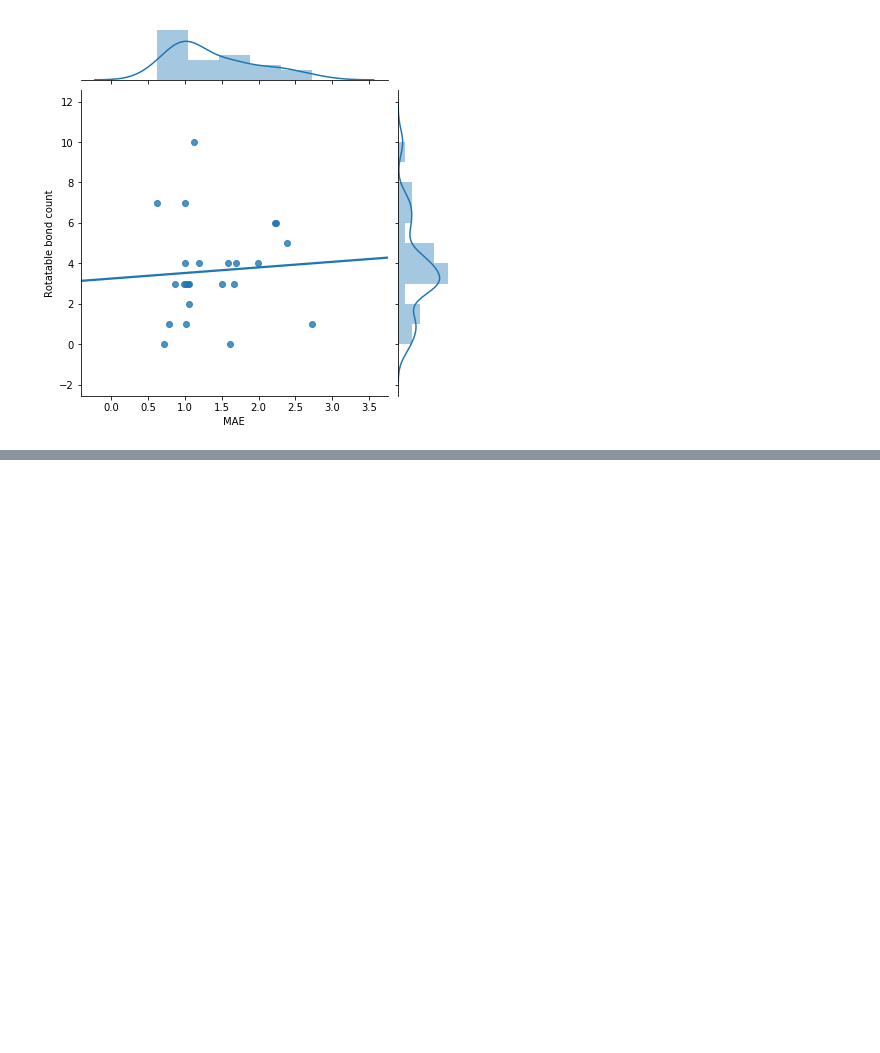
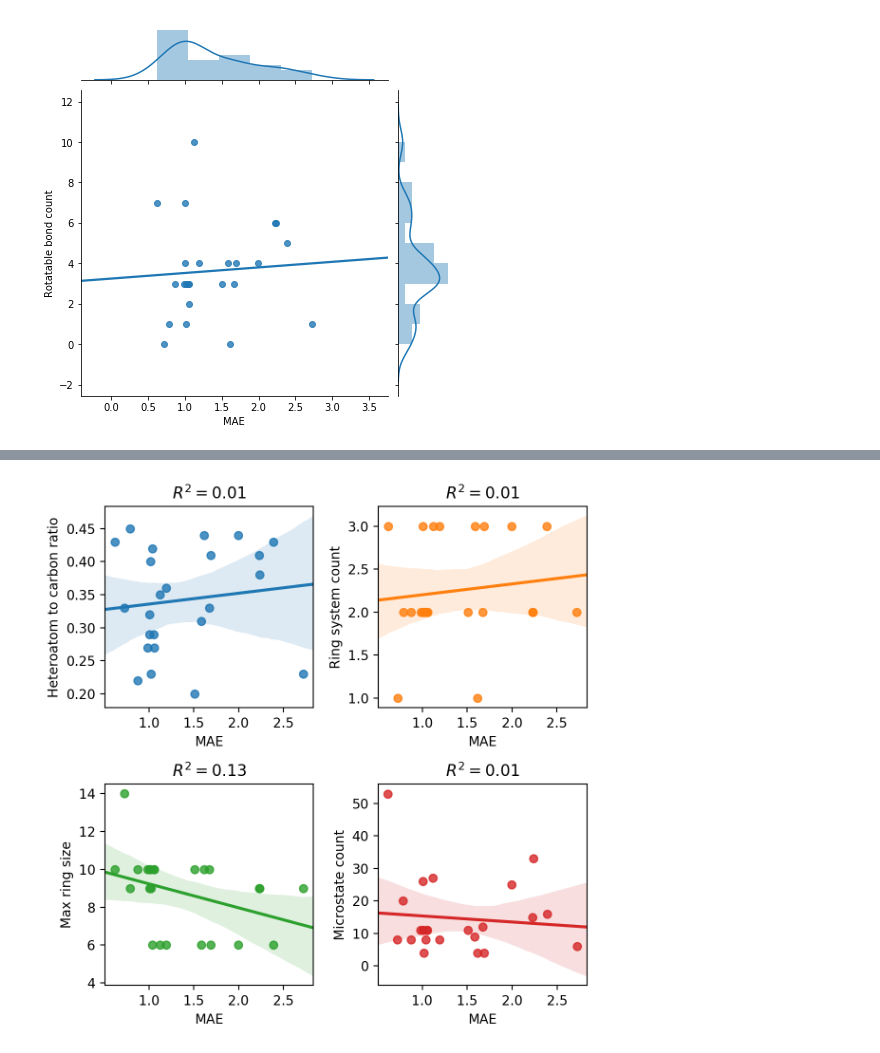
Before and after one commit to choderalab/sampl6-physicochemical-properties, a Jupyter notebook: analysis_of_pKa_predictions/20190227_typeIII_check_correlation_with_molecular_descriptors/check_correlation_with_descriptors.ipynb, the cells around one changed output, grey strips where cells are left out. Saved outputs shown, nothing was run; the diff lists cells and outputs as text; code cells hidden in the pictures; blank space fills up the shorter version.

```diff
--- a/analysis_of_pKa_predictions/20190227_typeIII_check_correlation_with_molecular_descriptors/check_correlation_with_descriptors.ipynb
+++ b/analysis_of_pKa_predictions/20190227_typeIII_check_correlation_with_molecular_descriptors/check_correlation_with_descriptors.ipynb
@@ -646,14 +651,17 @@ r2(df_cor[["MAE", "Heteroatom to carbon ratio"]].values)
 # %% [output]
 0.01433501261583954
 # %%
-r2(df_cor[["MAE", "Ring system count"]].values)
+r2_ring = r2(df_cor[["MAE", "Ring system count"]].values)
+r2_ring
 # %% [output]
 0.014434385518383353
 # %%
-r2(df_cor[["MAE", "Max ring size"]].values)
+r2_mrs = r2(df_cor[["MAE", "Max ring size"]].values)
+r2_mrs
 # %% [output]
 0.12716974894330813
 # %%
-r2(df_cor[["MAE", "Microstate count"]].values)
+r2_micro = r2(df_cor[["MAE", "Microstate count"]].values)
+r2_micro
 # %% [output]
 0.0091281075313429331
@@ -689,0 +741,19 @@ plot_correlation(x="MAE", y="Rotatable bond count", data=df_cor)
+# %%
+fig, ((ax1, ax2), (ax3, ax4)) = plt.subplots(2, 2, sharex=False, figsize=(6, 6), dpi=200)
+
+sns.regplot(x="MAE", y="Heteroatom to carbon ratio", data=df_cor, color=None, ax=ax1)
+ax1.set_title("$R^2={}$".format(round(r2_hetcr,2)))
+
+sns.regplot(x="MAE", y="Ring system count", data=df_cor, color=None, ax=ax2)
+ax2.set_title("$R^2={}$".format(round(r2_ring ,2)))
+
+sns.regplot(x="MAE", y="Max ring size", data=df_cor, color=None, ax=ax3)
+ax3.set_title("$R^2={}$".format(round(r2_mrs,2)))
+
+sns.regplot(x="MAE", y="Microstate count", data=df_cor, color=None, ax=ax4)
+ax4.set_title("$R^2={}$".format(round(r2_micro,2)))
+#ax4.set_ylim(2,10)
+
+plt.tight_layout()
+# %% [output]
+[figure, added]
```
Also changed, not shown: parts of 19 cells of this notebook.
